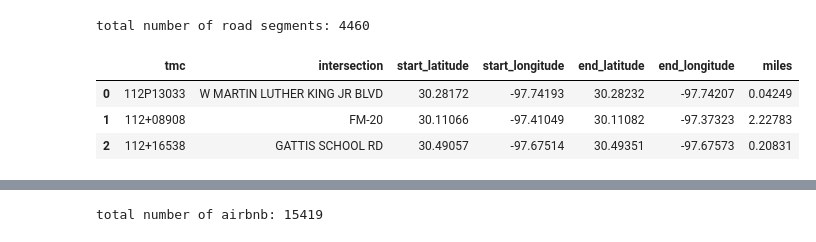
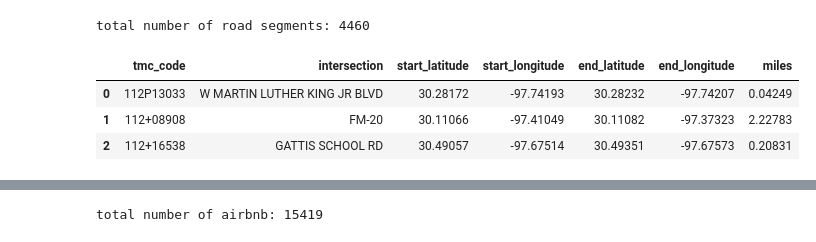
Before and after one commit to rongxiangsu/large_events, a Jupyter notebook: 02_feature_engineering.ipynb, the cells around one changed output, grey strips where cells are left out. Saved outputs shown, nothing was run; the diff lists cells and outputs as text; code cells hidden in the pictures.

```diff
--- a/02_feature_engineering.ipynb
+++ b/02_feature_engineering.ipynb
@@ -56,11 +54,11 @@ gdf_shuttle
 # %%
 df_road = pd.read_csv("data/TMC_Identification.csv", sep=',', header=0)
-df_road = df_road[['tmc','intersection','start_latitude','start_longitude','end_latitude','end_longitude','miles']]
+df_road = df_road[['tmc_code','intersection','start_latitude','start_longitude','end_latitude','end_longitude','miles']]
 print('total number of road segments:',df_road.shape[0])
 df_road.head(3)
 # %% [output]
 total number of road segments: 4460
-|  | tmc | intersection | start_latitude | start_longitude | end_latitude | end_longitude | miles |
+|  | tmc_code | intersection | start_latitude | start_longitude | end_latitude | end_longitude | miles |
 | 0 | 112P13033 | W MARTIN LUTHER KING JR BLVD | 30.28172 | -97.74193 | 30.28232 | -97.74207 | 0.04249 |
 | 1 | 112+08908 | FM-20 | 30.11066 | -97.41049 | 30.11082 | -97.37323 | 2.22783 |
 | 2 | 112+16538 | GATTIS SCHOOL RD | 30.49057 | -97.67514 | 30.49351 | -97.67573 | 0.20831 |
```
Also changed, not shown: parts of 42 cells of this notebook, 1 other file.
